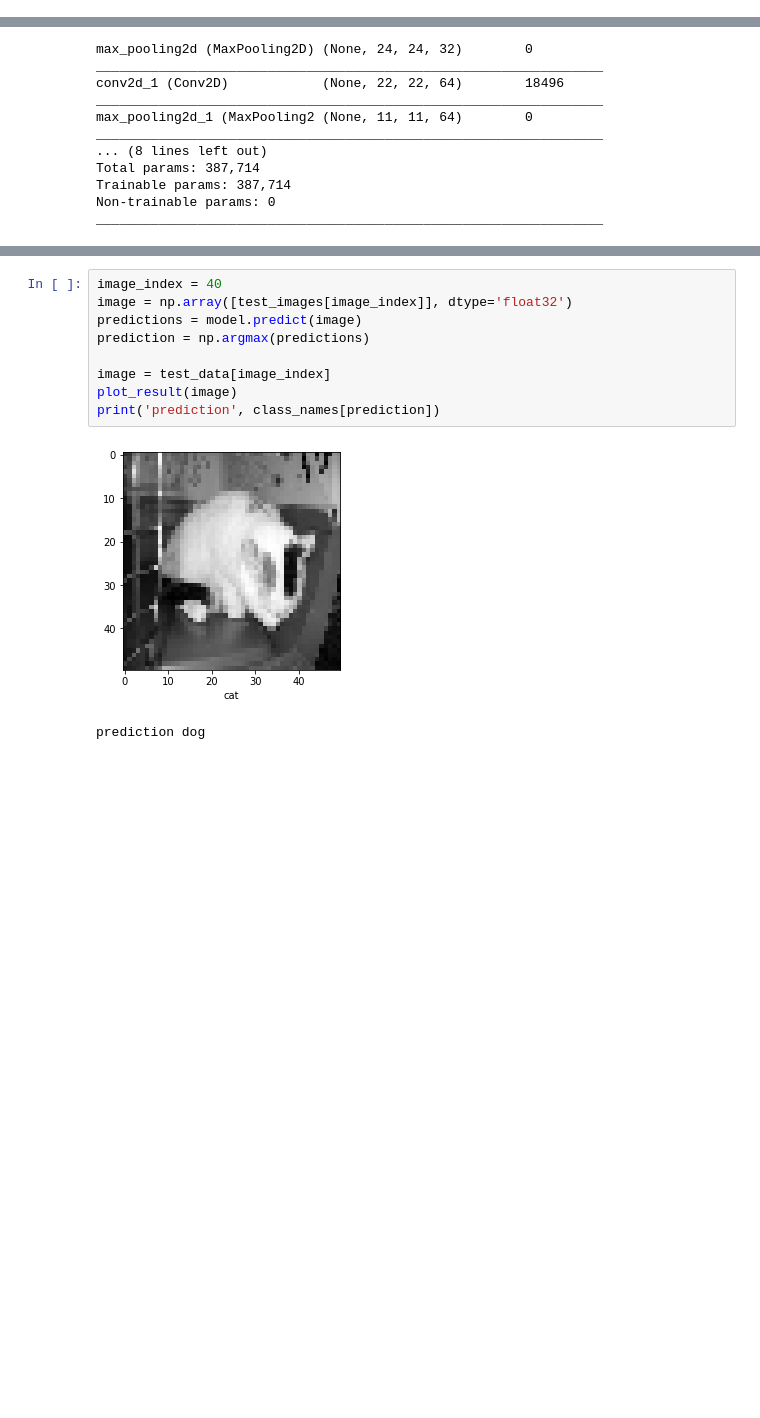
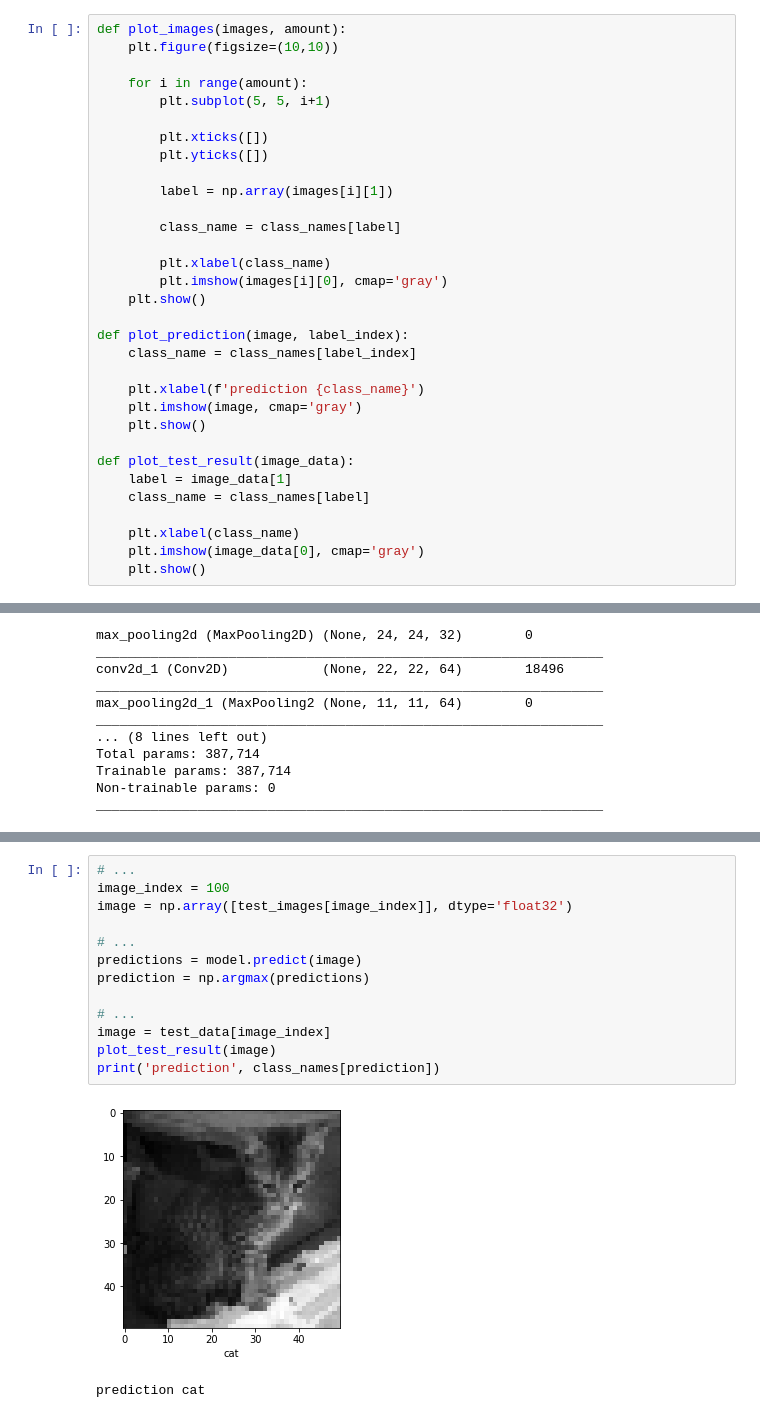
Before and after one commit to BA-Software-Development-Ed/ai-assignment-9, a Jupyter notebook: notebook.ipynb, the cells around one changed output, grey strips where cells are left out. Saved outputs shown, nothing was run; the diff lists cells and outputs as text; blank space fills up the shorter version.

```diff
--- a/notebook.ipynb
+++ b/notebook.ipynb
@@ -66,3 +136,35 @@ def create_data(TRAIN_DIR):
     np.save('models/train_data.npy', train_data)
 
     return (train_data[:-500], train_data[-500:])
+# %%
+def plot_images(images, amount):
+    plt.figure(figsize=(10,10))
+
+    for i in range(amount):
+        plt.subplot(5, 5, i+1)
+
+        plt.xticks([])
+        plt.yticks([])
+
+        label = np.array(images[i][1])
+
+        class_name = class_names[label]
+
+        plt.xlabel(class_name)
+        plt.imshow(images[i][0], cmap='gray')
+    plt.show()
+
+def plot_prediction(image, label_index):
+    class_name = class_names[label_index]
+
+    plt.xlabel(f'prediction {class_name}')
+    plt.imshow(image, cmap='gray')
+    plt.show()
+
+def plot_test_result(image_data):
+    label = image_data[1]
+    class_name = class_names[label]
+
+    plt.xlabel(class_name)
+    plt.imshow(image_data[0], cmap='gray')
+    plt.show()
@@ -183,12 +281,16 @@ print(test_acc)
 # %%
-image_index = 40
+# ...
+image_index = 100
 image = np.array([test_images[image_index]], dtype='float32')
+
+# ...
 predictions = model.predict(image)
 prediction = np.argmax(predictions)
 
+# ...
 image = test_data[image_index]
-plot_result(image)
+plot_test_result(image)
 print('prediction', class_names[prediction])
 # %% [output]
-[figure, old version]
+[figure, new version]
-prediction dog
+prediction cat
```
Also changed, not shown: parts of 31 cells of this notebook.
